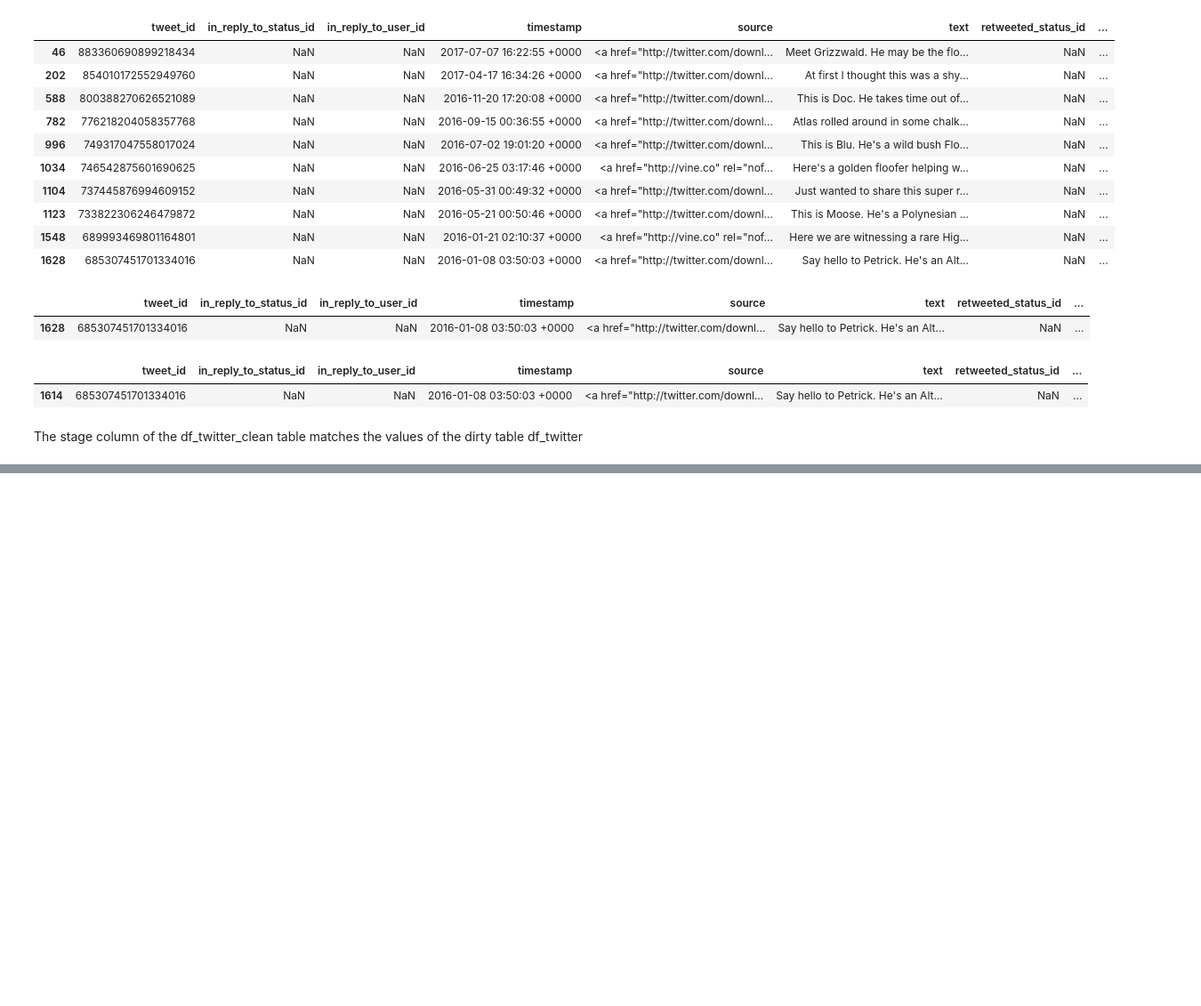
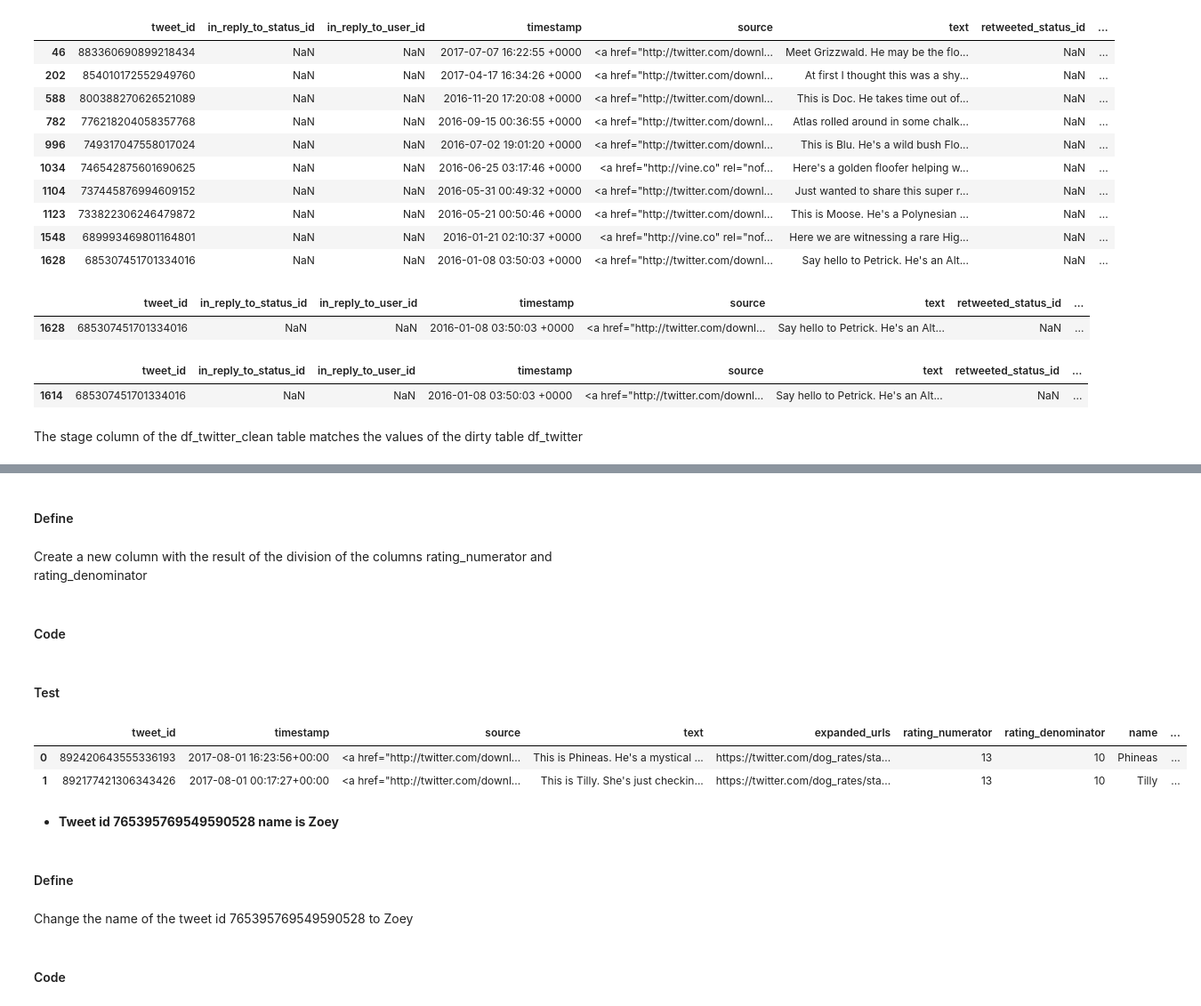
Before and after one commit to rubenvf/WeRateDogs-Wrangle-and-Analysis, a Jupyter notebook: wrangle_act.ipynb, the cells around one changed output, grey strips where cells are left out. Shown at 89% size. Cells and saved outputs as stored; diff of their text form; code cells hidden in the pictures; blank space fills up the shorter version.

```diff
--- a/wrangle_act.ipynb
+++ b/wrangle_act.ipynb
@@ -579,0 +731,11 @@ The stage column of the df_twitter_clean table matches the values of the dirty t
+# %%
+#Check the remaining wrong names in the list after the last quality issue cleaned
+wrong_names_master = df_master.name.str.match(r"\b[^A-Z]\w+")
+wrong_names_list = df_master[wrong_names_master].name.tolist()
+#Introduce 'None' and 'a' names in the list
+wrong_names_list.append('None')
+wrong_names_list.append('a')
+# %%
+# Introduce NaN value for each name in the list
+for item in wrong_names_list:
+    df_master = df_master.replace(item, np.nan)
@@ -579,0 +788,2 @@ The stage column of the df_twitter_clean table matches the values of the dirty t
+# %%
+df_master.timestamp = pd.to_datetime(df_master.timestamp)
@@ -579,0 +815,24 @@ The stage column of the df_twitter_clean table matches the values of the dirty t
+# %% [markdown]
+#### Define
+# %% [markdown]
+Create a new column with the result of the division of the columns rating_numerator and rating_denominator
+# %% [markdown]
+#### Code
+# %%
+df_master['rating'] = df_master['rating_numerator']/df_master['rating_denominator']
+# %% [markdown]
+#### Test
+# %%
+df_master.head(2)
+# %% [output]
+|  | tweet_id | timestamp | source | text | expanded_urls | rating_numerator | rating_denominator | name | ... |
+| 0 | 892420643555336193 | 2017-08-01 16:23:56+00:00 | <a href="http://twitter.com/downl... | This is Phineas. He's a mystical ... | https://twitter.com/dog_rates/sta... | 13 | 10 | Phineas | ... |
+| 1 | 892177421306343426 | 2017-08-01 00:17:27+00:00 | <a href="http://twitter.com/downl... | This is Tilly. She's just checkin... | https://twitter.com/dog_rates/sta... | 13 | 10 | Tilly | ... |
+# %% [markdown]
+- **Tweet id 765395769549590528 name is Zoey**
+# %% [markdown]
+#### Define
+# %% [markdown]
+Change the name of the tweet id 765395769549590528 to Zoey
+# %% [markdown]
+#### Code
```
Also changed, not shown: parts of 67 cells of this notebook.
